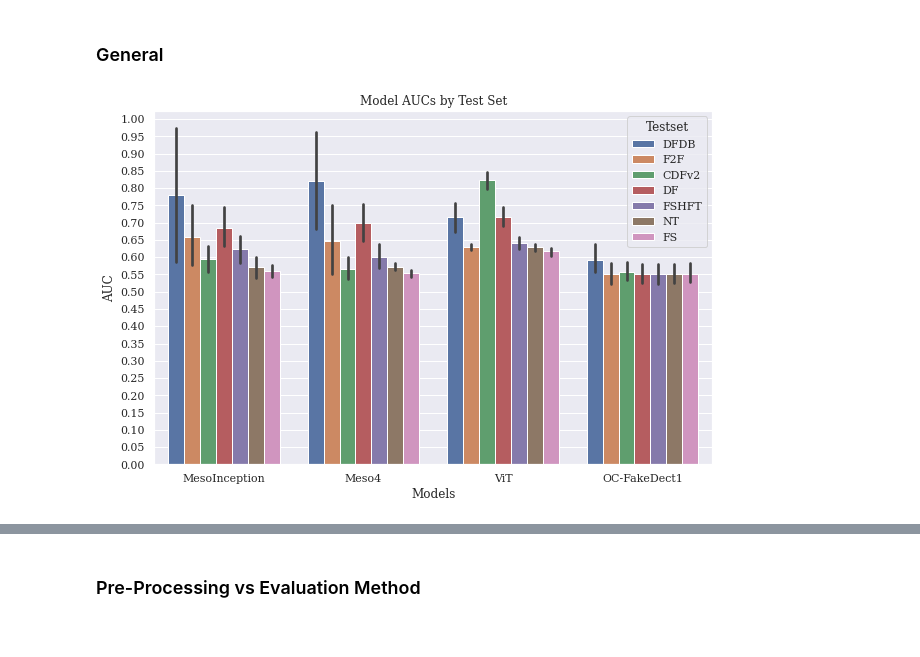
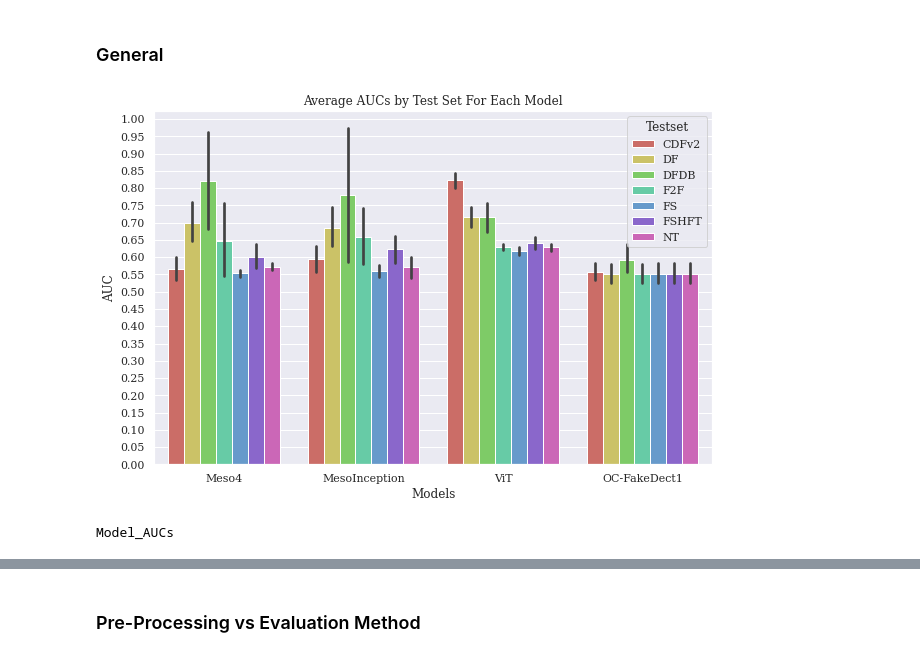
Before and after one commit to zsxkib/MInf-2.0-DeepFake-Detection, a Jupyter notebook: Collate_Results.ipynb, the cells around one changed output, grey strips where cells are left out. Drawn from its saved outputs; the diff is of its cells as text; code cells hidden in the pictures.

Commit message:
plotting a lot

```diff
--- a/Collate_Results.ipynb
+++ b/Collate_Results.ipynb
@@ -179,17 +218,26 @@ df["is_AVG_Trainset"] = 0
 df.loc[df["Trainset"].str.contains("avg"), "is_AVG_Trainset"] = 1
 df["is_AVG_Testset"] = 0
 df.loc[df["Testset"].str.contains("avg"), "is_AVG_Testset"] = 1
-df['Testset'] = df['Testset'].replace(['CDFv2avg', "CDFv2rnd"], 'CDFv2')
-df['Testset'] = df['Testset'].map(lambda x: x.replace("rae", ""))
-df['Testset'] = df['Testset'].map(lambda x: x.replace("avg", ""))
-df['Testset'] = df['Testset'].map(lambda x: x.replace("rnd", ""))
-df['Testset'] = df['Testset'].replace(['AVG'], 'CDFv2')
-df['Testset'] = df['Testset'].replace(['RND'], 'CDFv2')
-df['Trainset'] = df['Trainset'].map(lambda x: x.replace("avg", ""))
-df['Trainset'] = df['Trainset'].map(lambda x: x.replace("rnd", ""))
+df["Testset"] = df["Testset"].replace(["CDFv2avg", "CDFv2rnd"], "CDFv2")
+df["Testset"] = df["Testset"].map(lambda x: x.replace("rae", ""))
+df["Testset"] = df["Testset"].map(lambda x: x.replace("avg", ""))
+df["Testset"] = df["Testset"].map(lambda x: x.replace("rnd", ""))
+df["Testset"] = df["Testset"].replace(["AVG"], "CDFv2")
+df["Testset"] = df["Testset"].replace(["RND"], "CDFv2")
+df["Trainset"] = df["Trainset"].map(lambda x: x.replace("avg", ""))
+df["Trainset"] = df["Trainset"].map(lambda x: x.replace("rnd", ""))
 
-df = df.drop_duplicates(subset=['Model_Name', "Trainset", "Testset", "is_RAE", "is_AVG_Trainset", "is_AVG_Testset"])
-df.index = range(1, len(df)+1) # index from 1 for latex
+df = df.drop_duplicates(
+    subset=[
+        "Model_Name",
+        "Trainset",
+        "Testset",
+        "is_RAE",
+        "is_AVG_Trainset",
+        "is_AVG_Testset",
+    ]
+)
+df.index = range(1, len(df) + 1)  # index from 1 for latex
 # %% [markdown]
 <br><br>
 ___
@@ -316,20 +312,28 @@ ___
 # %% [markdown]
 ### General
 # %%
-plt.figure(figsize=(10,6.5))
+plt.figure(figsize=(10, 6.5))
+# plot_order = df.groupby('Cause Name')['Deaths'].sum().sort_values(ascending=False).index.values
 ax = sns.barplot(
     x="Model_Name",
     y="AUC",
     hue="Testset",
     data=df,
+    hue_order=['CDFv2', 'DF', 'DFDB', 'F2F', 'FS', 'FSHFT', 'NT'],
+    order=['Meso4', 'MesoInception', 'ViT', 'OC-FakeDect1'],
+    palette="hls",
 )
-ax.set_title(f"Model AUCs by Test Set")
+title = f"Average AUCs by Test Set For Each Model"
+fname = "Model_AUCs"
+ax.set_title(title)
 ax.set_yticks(np.arange(0, 1.05, 0.05))
 ax.set_xlabel("Models")
 plt.savefig(
-    "./_PLOTS/Model AUCs by Test Set.pdf",
-    bbox_inches="tight"
+    f"./_PLOTS/{fname}.pdf",
+    bbox_inches="tight",
     )
 plt.show()
+print(fname)
 # %% [output]
-[figure, old version]
+[figure, new version]
+Model_AUCs
```
Also changed, not shown: parts of 41 cells of this notebook.
